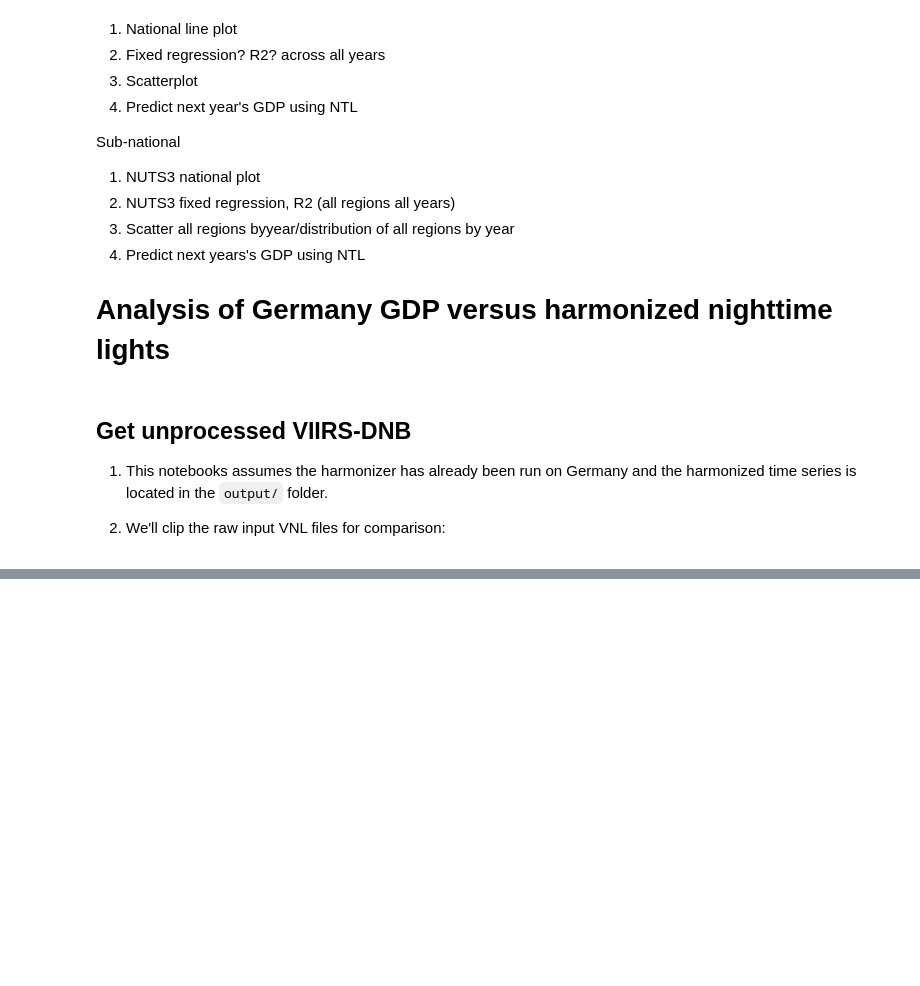
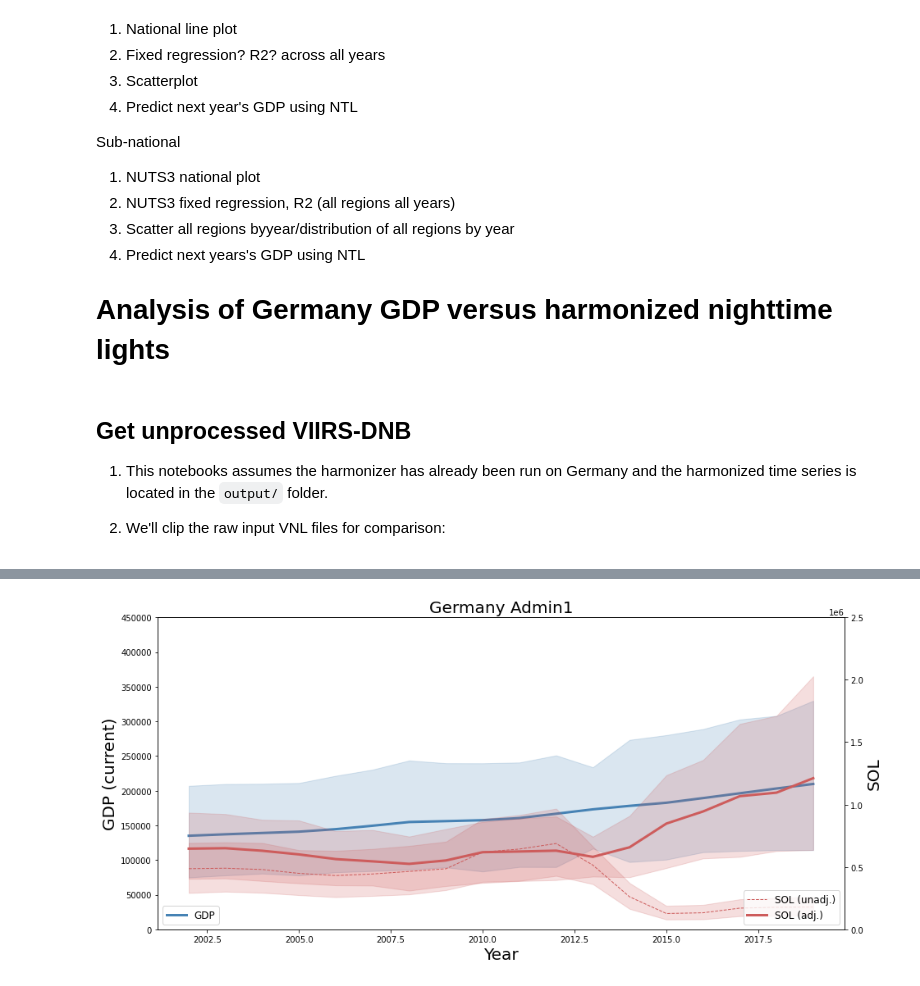
Before and after one commit to worldbank/NTL_Harmonizer, a Jupyter notebook: notebooks/EU_NUTS3_GDP_vs_NTL_analysis.ipynb, the cells around one changed output, grey strips where cells are left out. Saved outputs shown, nothing was run; the diff lists cells and outputs as text; code cells hidden in the pictures; blank space fills up the shorter version.

Commit message:
run admin

```diff
--- a/notebooks/EU_NUTS3_GDP_vs_NTL_analysis.ipynb
+++ b/notebooks/EU_NUTS3_GDP_vs_NTL_analysis.ipynb
@@ -101,0 +138,33 @@ all_scatter([de_gdp, it_gdp, es_gdp], "unadj_sol", "adj_sol", ["Germany", "Italy
+# %%
+de1_ntl = admin_extract_ts(country="DE",
+                       level=1,
+                       dmspindir=Path(DATA, "germany_admin1_rawDMSP"),
+                       viirsindir=Path(DATA,"germany_admin1_rawVIIRS"),
+                       outputdir=Path(OUTPUT, "GermanyAdmin1"),
+                       thresh=1,
+                       n_jobs=1)
+
+es1_ntl = admin_extract_ts(country="ES",
+                       level=1,
+                       dmspindir=Path(DATA, "spain_admin1_rawDMSP"),
+                       viirsindir=Path(DATA,"spain_admin1_rawVIIRS"),
+                       outputdir=Path(OUTPUT, "SpainAdmin1"),
+                       thresh=1,
+                       n_jobs=1)
+
+it1_ntl = admin_extract_ts(country="IT",
+                       level=1,
+                       dmspindir=Path(DATA, "italy_admin1_rawDMSP"),
+                       viirsindir=Path(DATA,"italy_admin1_rawVIIRS"),
+                       outputdir=Path(OUTPUT, "ItalyAdmin1"),
+                       thresh=1,
+                       n_jobs=1)
+# %%
+de1_gdp = get_country_data("DE",gdp, de1_ntl, level=1)
+es1_gdp = get_country_data("ES",gdp, es1_ntl, level=1)
+it1_gdp = get_country_data("IT",gdp, it1_ntl, level=1)
+# %%
+all_ts_admin([de1_gdp], "unadj_sol", "adj_sol",
+             "SOL (unadj.)", "SOL (adj.)","SOL", ["Germany Admin1"], gdpcol="GDP")
+# %% [output]
+[figure, added]
```
Also changed, not shown: parts of 9 cells of this notebook, 4 other files.
